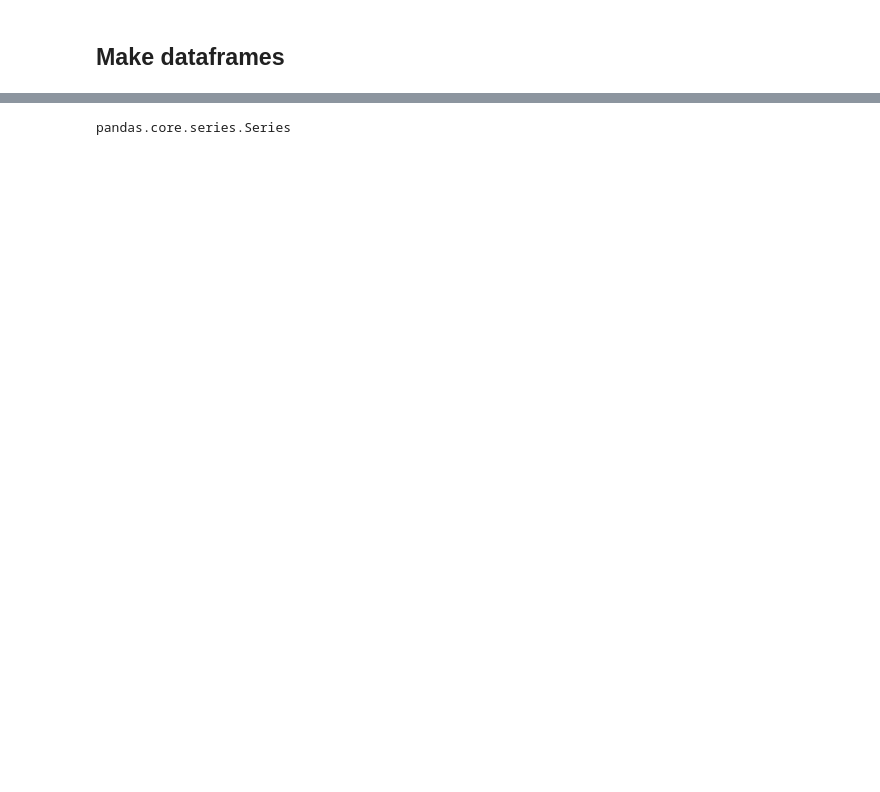
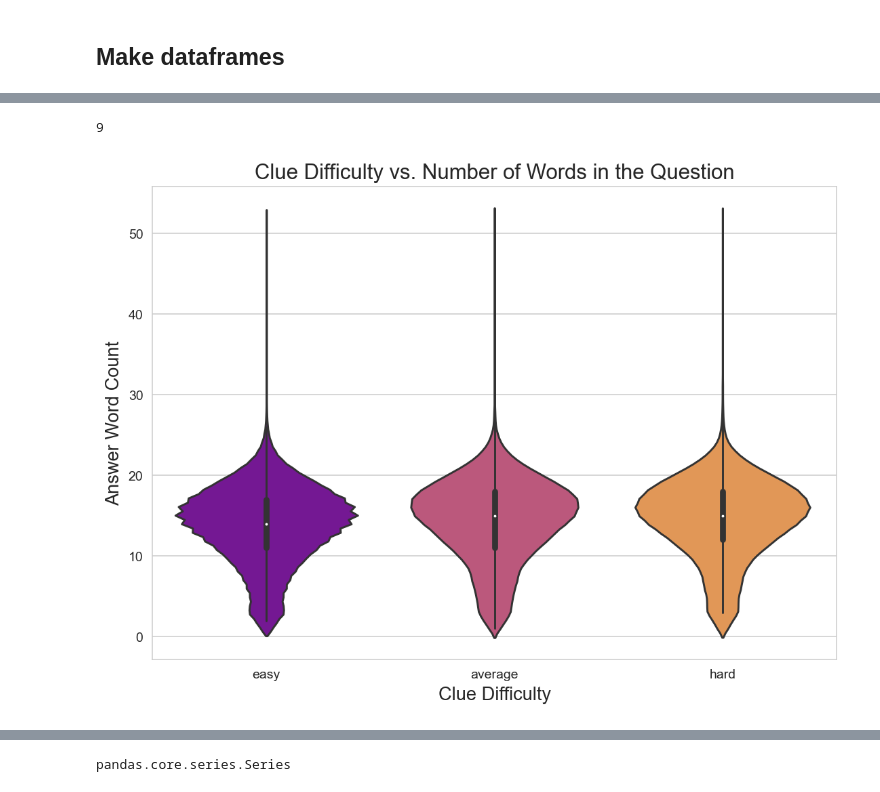
Before and after one commit to JCurley10/Jeopardy_nlp, a Jupyter notebook: notebooks/1.0-data-exploration.ipynb, the cells around one changed output, grey strips where cells are left out. Drawn from its saved outputs; the diff is of its cells as text; code cells hidden in the pictures; blank space fills up the shorter version.

```diff
--- a/notebooks/1.0-data-exploration.ipynb
+++ b/notebooks/1.0-data-exploration.ipynb
@@ -52 +19,12 @@ def make_q_and_a_col(file):
+# %%
+def read_tsv(filepath):
+    """Reads in a tsv file
+
+    Args:
+        filepath (string): filepath and file name of the
+            tsv file to be read into as a pandas dataframe
+    Returns:
+        Pandas DataFrame
+    """
+    return pd.read_csv(filepath, sep = "\t")
 # %%
@@ -66,0 +72,6 @@ make_q_difficulty_col(jeopardy)
+# %%
+jeopardy = read_tsv('../data/master_season1-35.tsv')
+jeopardy_df = update_df_columns(jeopardy)
+regular_episodes = jeopardy_df[jeopardy_df['notes']=='-']
+special_tournament = jeopardy_df.drop(regular_episodes.index)
+regular_episodes_sub = regular_episodes.sample(frac = 0.1, axis = 0, random_state = 123)
@@ -66,0 +259,14 @@ make_q_difficulty_col(jeopardy)
+# %%
+#handle how i got the wordcount
+ans_total_words = [len(x.split()) for x in regular_episodes['answer'].tolist()]
+w_total_words = [len(x.split()) for x in regular_episodes['question'].tolist()]
+
+data = {'question difficulty': list(regular_episodes['question_difficulty']),
+        'answer word count': ans_total_words,
+        'question word count': w_total_words}
+
+df = pd.DataFrame(data, columns = ['question difficulty', 'answer word count', 'question word count'])
+avgs = df.groupby('question difficulty').mean().sort_values('answer word count').round(2)
+maxes = df.groupby('question difficulty').max().sort_values('answer word count').round(2)
+
+avgs
@@ -66,0 +287,16 @@ make_q_difficulty_col(jeopardy)
+# %%
+len(regular_episodes['answer'][5].split())
+#should be ok
+# %% [output]
+9
+# %%
+import seaborn as sns
+sns.set_style('whitegrid')
+fig, ax = plt.subplots(figsize = (8, 6), dpi = 140)
+ax = sns.violinplot(x = 'question difficulty', y = 'answer word count', data = df, palette = 'plasma')
+ax.set_ylabel('Answer Word Count', fontsize = 14)
+ax.set_xlabel('Clue Difficulty', fontsize = 14)
+ax.set_title("Clue Difficulty vs. Number of Words in the Question", fontsize = 16)
+plt.tight_layout()
+# %% [output]
+[figure, added]
```
Also changed, not shown: parts of 33 cells of this notebook, 9 other files.
